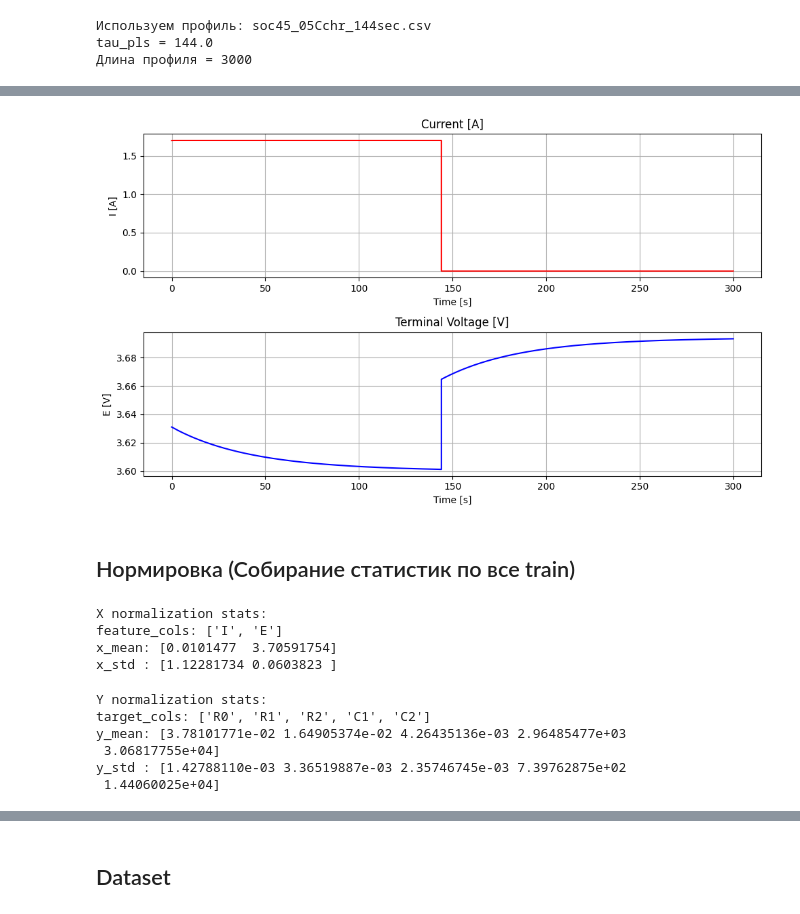
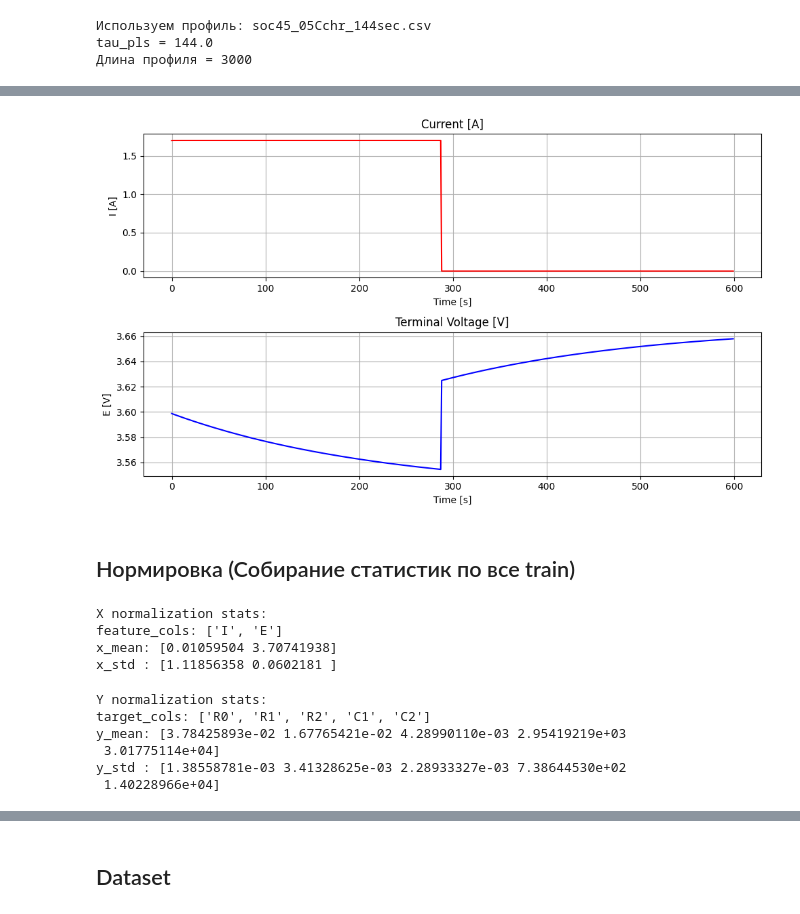
Before and after one commit to KLIOde/MIPT_Li-ion_battaries, a Jupyter notebook: Klim.ipynb, the cells around one changed output, grey strips where cells are left out. Drawn from its saved outputs; the diff is of its cells as text; code cells hidden in the pictures.

```diff
--- a/Klim.ipynb
+++ b/Klim.ipynb
@@ -558,7 +558,7 @@ OCV = 3.754554
 # %% [markdown]
 ##### Вспомогательные функции
 # %%
-def downsample_profile(df, target_len=300):
+def downsample_profile(df, target_len=2048):
     df = df.reset_index(drop=True).copy()
 
     if len(df) <= target_len:
@@ -587,7 +587,7 @@ def build_augmented_train_dataset(
     y_train_full,
     y_train_targets,
     n_synth_per_real=5,
-    target_len=300,
+    target_len=2048,
     base_seed=42
 ):
     rng = np.random.default_rng(base_seed)
@@ -660,15 +660,15 @@ def build_augmented_train_dataset(
 # %% [markdown]
 ##### Обработка синтетических данных
 # %%
-val_data = convert_real_split_to_dataset(X_val_data, target_len=300)
+val_data = convert_real_split_to_dataset(X_val_data, target_len=600)
 
 # Train расширяем: реальные + синтетические
 train_data, y_train = build_augmented_train_dataset(
     X_train_data=X_train_data,
     y_train_full=y_train_full,
     y_train_targets=y_train,
-    n_synth_per_real=5,
-    target_len=300,
+    n_synth_per_real=50,
+    target_len=600,
 
     base_seed=42
 )
@@ -710,31 +726,31 @@ tau_pls = 144.0
 # %%
-voltage = simulate_ecm(current, dt, R0, R1, C1, R2, C2, OCV)
-
+voltage = train_data['soc45_05Cchr_144sec.csv__syn_0']['E']
+current = train_data['soc45_05Cchr_144sec.csv__syn_0']['I']
 if 'time' in locals():
     t_plot = np.asarray(time)
 else:
     t_plot = np.arange(len(current)) * dt
 
 plt.figure(figsize=(10, 6))
 
 plt.subplot(2, 1, 1)
-plt.plot(t_plot, current, 'r')
+plt.plot(current, 'r')
 plt.title('Current [A]')
 plt.xlabel('Time [s]')
 plt.ylabel('I [A]')
 plt.grid(True)
 
 plt.subplot(2, 1, 2)
-plt.plot(t_plot, voltage, 'b')
+plt.plot(voltage, 'b')
 plt.title('Terminal Voltage [V]')
 plt.xlabel('Time [s]')
 plt.ylabel('E [V]')
 plt.grid(True)
 
 plt.tight_layout()
 plt.show()
 # %% [output]
-[figure, old version]
+[figure, new version]
 # %% [markdown]
 ## Нормировка (Собирание статистик по все train)
 # %%
@@ -764,8 +780,8 @@ print("x_std :", x_std)
 # %% [output]
 X normalization stats:
 feature_cols: ['I', 'E']
-x_mean: [0.0101477  3.70591754]
-x_std : [1.12281734 0.0603823 ]
+x_mean: [0.01059504 3.70741938]
+x_std : [1.11856358 0.0602181 ]
 # %%
 all_train_y = y_train.loc[train_keys, target_cols].to_numpy(dtype=np.float64)
 
@@ -781,10 +797,10 @@ print("y_std :", y_std)
 # %% [output]
 Y normalization stats:
 target_cols: ['R0', 'R1', 'R2', 'C1', 'C2']
-y_mean: [3.78101771e-02 1.64905374e-02 4.26435136e-03 2.96485477e+03
- 3.06817755e+04]
-y_std : [1.42788110e-03 3.36519887e-03 2.35746745e-03 7.39762875e+02
- 1.44060025e+04]
+y_mean: [3.78425893e-02 1.67765421e-02 4.28990110e-03 2.95419219e+03
+ 3.01775114e+04]
+y_std : [1.38558781e-03 3.41328625e-03 2.28933327e-03 7.38644530e+02
+ 1.40228966e+04]
 # %%
 x_mean_s = pd.Series(x_mean, index=feature_cols, name='x_mean')
 x_std_s  = pd.Series(x_std,  index=feature_cols, name='x_std')
```
Also changed, not shown: parts of 19 cells of this notebook.
